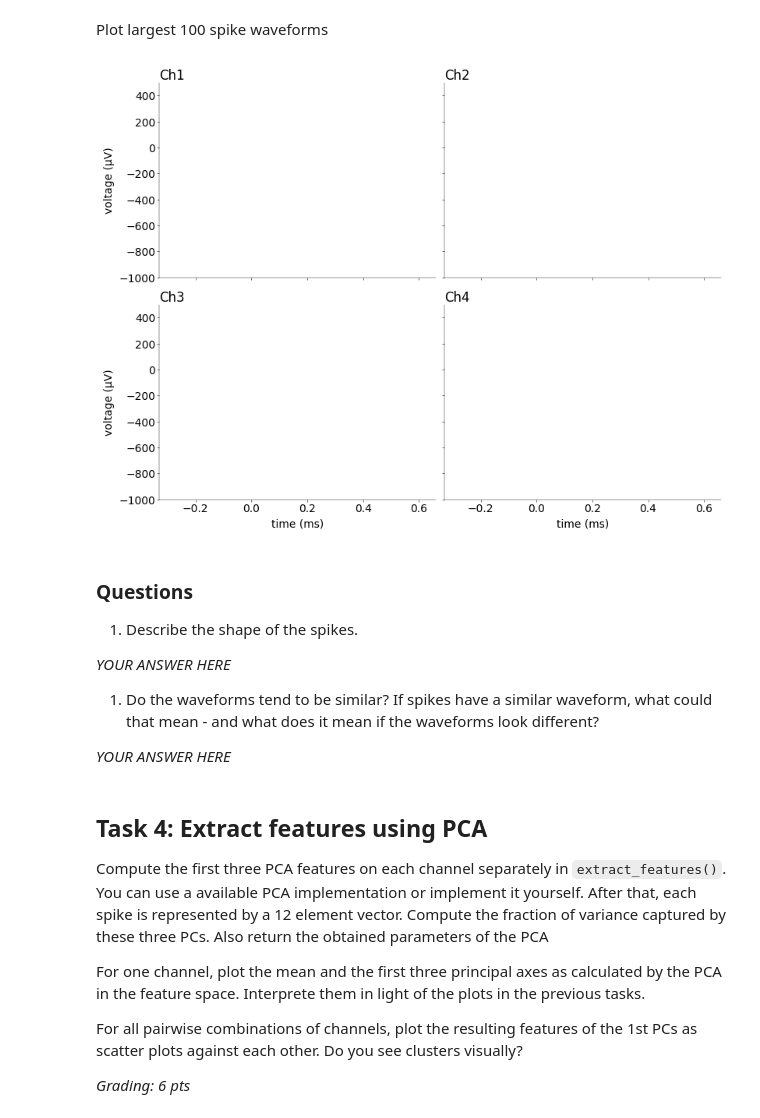
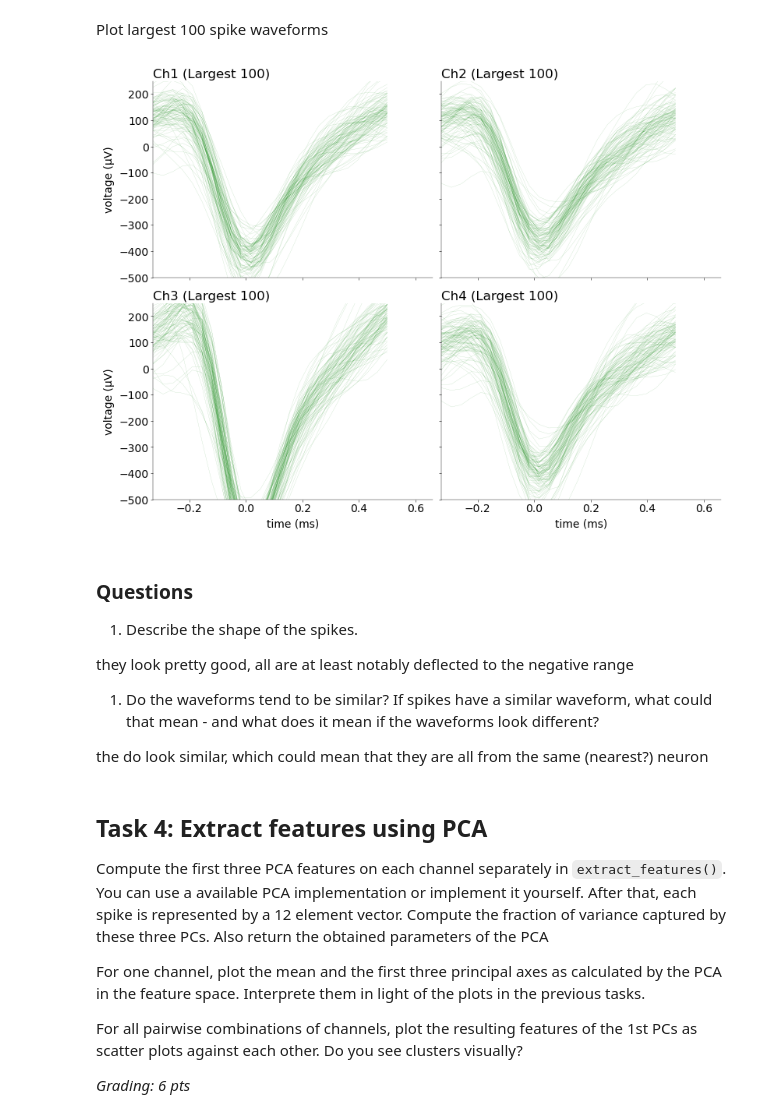
Before and after one commit to luciagrandegon/Neural-Data-Science-2026-Ex1, a Jupyter notebook: notebooks/CodingLab1.ipynb, the cells around one changed output. Saved outputs shown, nothing was run; the diff lists cells and outputs as text; code cells hidden in the pictures.

````diff
--- a/notebooks/CodingLab1.ipynb
+++ b/notebooks/CodingLab1.ipynb
@@ -446,38 +476,65 @@ for i, col in enumerate(cols):
 # %% [markdown]
 Plot largest 100 spike waveforms
-# %%
-# largest 100 spikes
-
-fig, ax = plt.subplot_mosaic(
-    mosaic=mosaic, figsize=(8, 6), layout="constrained", dpi=100
-)
-
-for i, col in enumerate(cols):
-
-    # labeling etc
-    ax[col].set_ylim((-1000, 500))
-    ax[col].set_xlim((-0.33, 0.66))
-    ax[col].set_title(col, loc="left")
-    if col == "Ch3" or col == "Ch4":
-        ax[col].set_xlabel("time (ms)")
-    else:
-        ax[col].set_xticklabels([])
-    if col == "Ch1" or col == "Ch3":
-        ax[col].set_ylabel("voltage (μV)")
-    else:
-        ax[col].set_yticklabels([])
-# %% [output]
-[figure, removed]
+# %%
+# ---------------------------------------------------------------------
+# plot largest 100 spikes
+# ---------------------------------------------------------------------
+
+# 1. Calculate peak-to-peak (ptp) amplitude for every spike on every channel
+# np.ptp along axis 1 (the time window) gives an array of shape (n_spikes, n_channels)
+amplitudes = np.ptp(w, axis=1)
+
+# 2. Find the absolute max amplitude across all 4 channels for each individual spike
+# This gives us a 1D array of shape (n_spikes,)
+max_amplitudes = np.max(amplitudes, axis=1)
+
+# 3. Get the indices of the top 100 largest amplitudes
+# np.argsort sorts from smallest to largest, so [-100:] grabs the last (biggest) 100
+largest_100_idx = np.argsort(max_amplitudes)[-100:]
+
+# 4. Create the plot using those indices
+fig2, ax2 = plt.subplot_mosaic(
+    mosaic=mosaic, figsize=(8, 6), layout="constrained", dpi=100
+)
+
+# Recreate the time vector just in case (spanning -0.5ms to 0.5ms)
+t = np.linspace(-0.5, 0.5, w.shape[1])
+
+for i, col in enumerate(cols):
+
+    # Plot using our new indices. Transpose (.T) is still required!
+    ax2[col].plot(
+        t, w[largest_100_idx, :, i].T, color="green", alpha=0.5, linewidth=0.1
+    )
+
+    # labeling etc
+    ax2[col].set_ylim((-500, 250))
+    ax2[col].set_xlim((-0.33, 0.66))
+    ax2[col].set_title(f"{col} (Largest 100)", loc="left")
+
+    if col == "Ch3" or col == "Ch4":
+        ax2[col].set_xlabel("time (ms)")
+    else:
+        ax2[col].set_xticklabels([])
+
+    if col == "Ch1" or col == "Ch3":
+        ax2[col].set_ylabel("voltage (μV)")
+    else:
+        ax2[col].set_yticklabels([])
+
+plt.show()
+# %% [output]
+[figure, added]
 # %% [markdown]
 ### Questions
 
 1) Describe the shape of the spikes.
 
-_YOUR ANSWER HERE_
+they look pretty good, all are at least notably deflected to the negative range
 
 1) Do the waveforms tend to be similar? If spikes have a similar waveform, what could that mean - and what does it mean if the waveforms look different?
 
-_YOUR ANSWER HERE_
+the do look similar, which could mean that they are all from the same (nearest?) neuron
 # %% [markdown]
 ## Task 4: Extract features using PCA
 Compute the first three PCA features on each channel separately in ```extract_features()```. You can use a available PCA implementation or implement it yourself. After that, each spike is represented by a 12 element vector. Compute the fraction of variance captured by these three PCs. Also return the obtained parameters of the PCA
````
Also changed, not shown: parts of 15 cells of this notebook.
